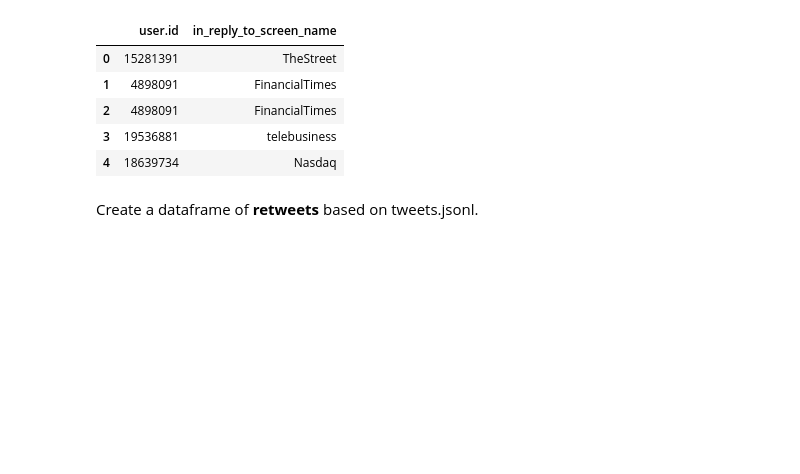
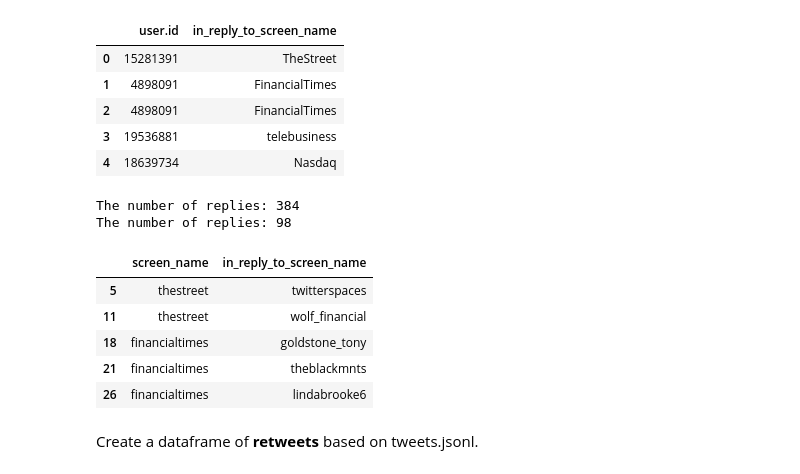
Before and after one commit to kbankowski/2022-11_data-academy, a Jupyter notebook: Level2/Group Projects/07_Network_Twitter/Project_Codes.ipynb, the cells around one changed output. Saved outputs shown, nothing was run; the diff lists cells and outputs as text; code cells hidden in the pictures; blank space fills up the shorter version.

Commit message:
Manipulation of reply network

```diff
--- a/Level2/Group Projects/07_Network_Twitter/Project_Codes.ipynb
+++ b/Level2/Group Projects/07_Network_Twitter/Project_Codes.ipynb
@@ -149,6 +149,30 @@ The number of replies: 384
 | 2 | 4898091 | FinancialTimes |
 | 3 | 19536881 | telebusiness |
 | 4 | 18639734 | Nasdaq |
+# %%
+# Replace the user id by the name
+merged_df = df4_selected.merge(df2_selected_modi_sorted, left_on='user.id', right_on='id')
+
+print("The number of replies: %d" % len(merged_df))
+merged_df['in_reply_to_screen_name'] = merged_df['in_reply_to_screen_name'].str.lower()
+merged_df.head(384)
+
+different_values_bool = merged_df[merged_df['in_reply_to_screen_name'] != merged_df['screen_name']]
+print("The number of replies: %d" % len(different_values_bool))
+
+
+selected_columns = ['screen_name', 'in_reply_to_screen_name']
+different_values_bool = different_values_bool[selected_columns]
+different_values_bool.head()
+# %% [output]
+The number of replies: 384
+The number of replies: 98
+|  | screen_name | in_reply_to_screen_name |
+| 5 | thestreet | twitterspaces |
+| 11 | thestreet | wolf_financial |
+| 18 | financialtimes | goldstone_tony |
+| 21 | financialtimes | theblackmnts |
+| 26 | financialtimes | lindabrooke6 |
 # %% [markdown]
 Create a dataframe of **retweets** based on tweets.jsonl.
 # %% [markdown]
```
Also changed, not shown: parts of 1 cell of this notebook.
